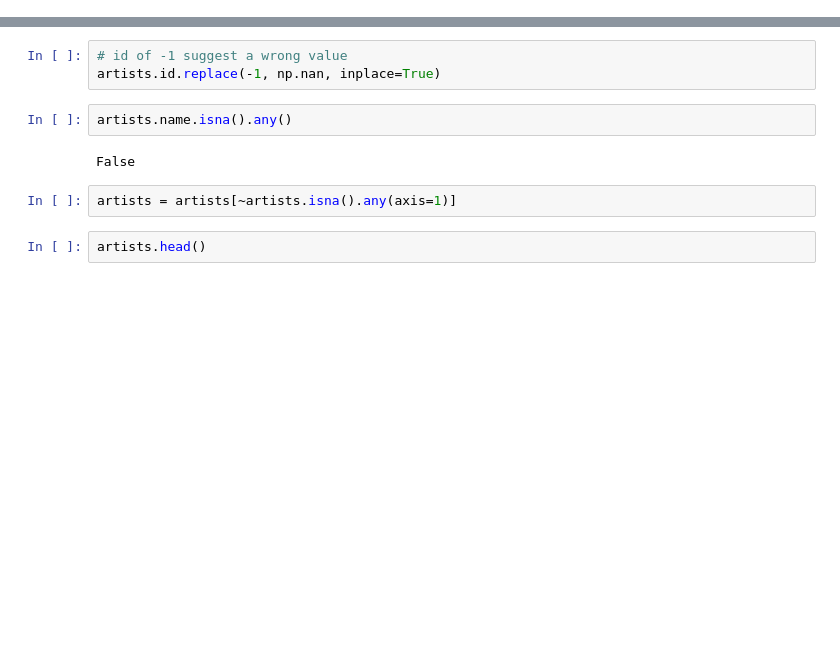
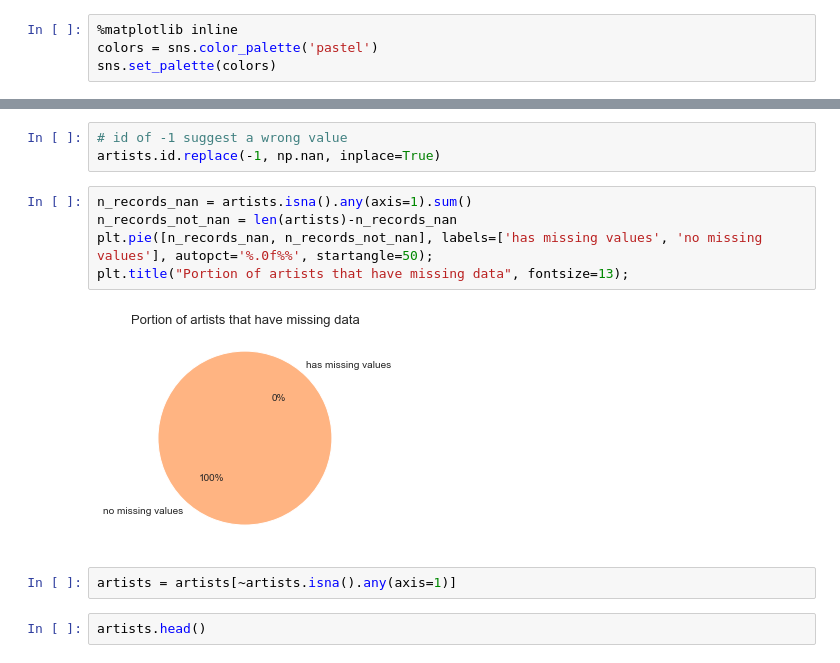
Before and after one commit to RichardStaszkiewicz/WUT-IUM-PROJECT-Music-Recommender-System, a Jupyter notebook: notebooks/data_analysis.ipynb, the cells around one changed output, grey strips where cells are left out. Cells and saved outputs as stored; diff of their text form; blank space fills up the shorter version.

```diff
--- a/notebooks/data_analysis.ipynb
+++ b/notebooks/data_analysis.ipynb
@@ -6,3 +15,7 @@ import os
 
 import matplotlib.pyplot as plt
 import seaborn as sns
+# %%
+%matplotlib inline
+colors = sns.color_palette('pastel')
+sns.set_palette(colors)
@@ -61,10 +95,13 @@ Name: id, dtype: int64
 # %%
 # id of -1 suggest a wrong value
 artists.id.replace(-1, np.nan, inplace=True)
-# %%
-artists.name.isna().any()
-# %% [output]
-False
+# %%
+n_records_nan = artists.isna().any(axis=1).sum()
+n_records_not_nan = len(artists)-n_records_nan
+plt.pie([n_records_nan, n_records_not_nan], labels=['has missing values', 'no missing values'], autopct='%.0f%%', startangle=50);
+plt.title("Portion of artists that have missing data", fontsize=13);
+# %% [output]
+[figure, added]
 # %%
 artists = artists[~artists.isna().any(axis=1)]
 # %%
```
Also changed, not shown: parts of 50 cells of this notebook, 3 other files.
